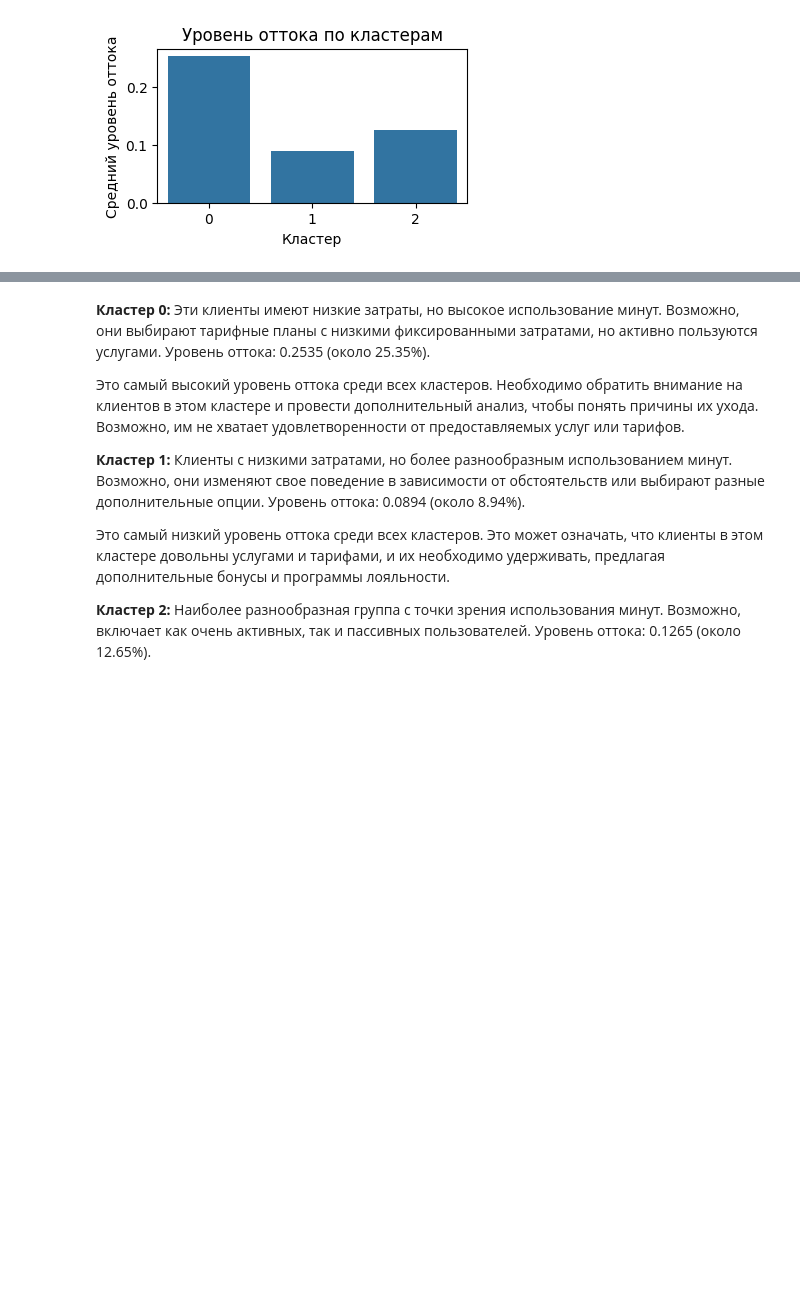
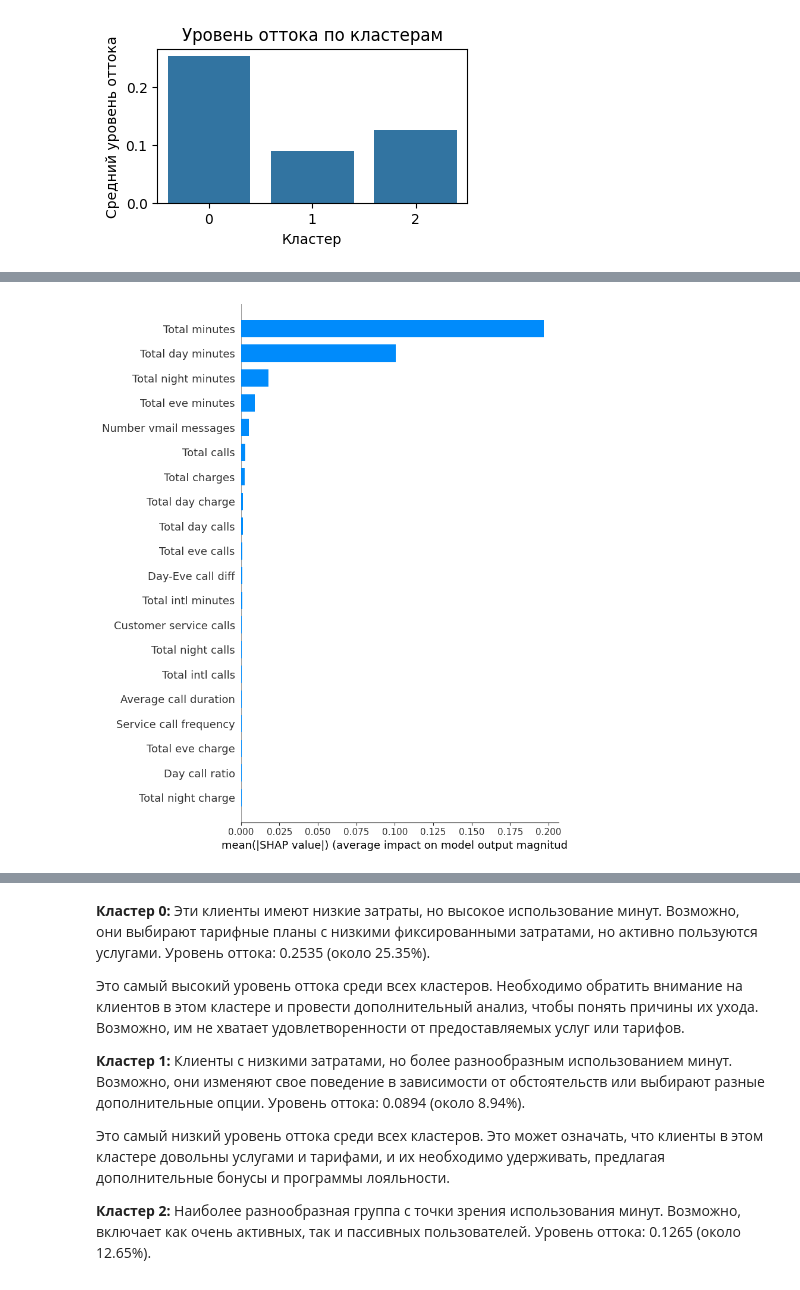
Before and after one commit to annakopeikina/-annakopeikina-gEEKbRAIN_end-of-semestr_project, a Jupyter notebook: hw11.ipynb, the cells around one changed output, grey strips where cells are left out. Drawn from its saved outputs; the diff is of its cells as text; code cells hidden in the pictures; blank space fills up the shorter version.

```diff
--- a/hw11.ipynb
+++ b/hw11.ipynb
@@ -1479,0 +1542,21 @@ Accuracy ансамбля стеккинга: 0.9505
+# %%
+import shap
+import matplotlib.pyplot as plt
+
+# Обучаем SVM отдельно
+svm_model = stacking_clf.named_estimators_['svm']
+svm_model.fit(X_train, y_train)
+
+# Уменьшение числа фоновых данных с использованием метода K-средних с 5 кластерами
+X_train_kmeans = shap.kmeans(X_train, 5)
+
+# Повторная инициализация объяснителя с кластеризованными фоновыми данными
+explainer = shap.KernelExplainer(svm_model.predict, X_train_kmeans)
+
+# Рассчитываем SHAP значения для тестовых данных
+shap_values = explainer.shap_values(X_test)
+
+# Визуализация
+shap.summary_plot(shap_values, X_test, feature_names=X_test.columns, plot_type="bar")
+# %% [output]
+[figure, added]
```
Also changed, not shown: parts of 4 cells of this notebook.
